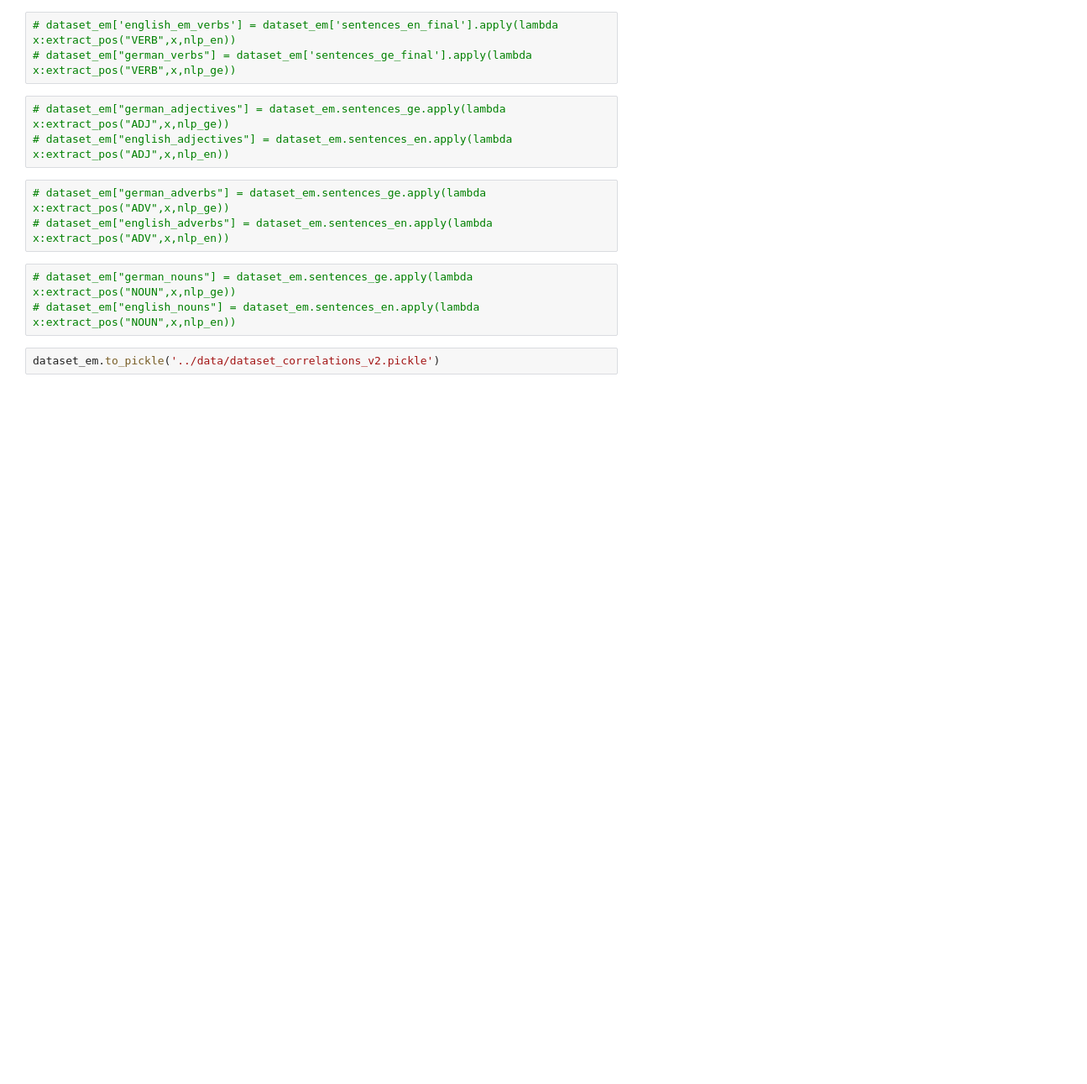
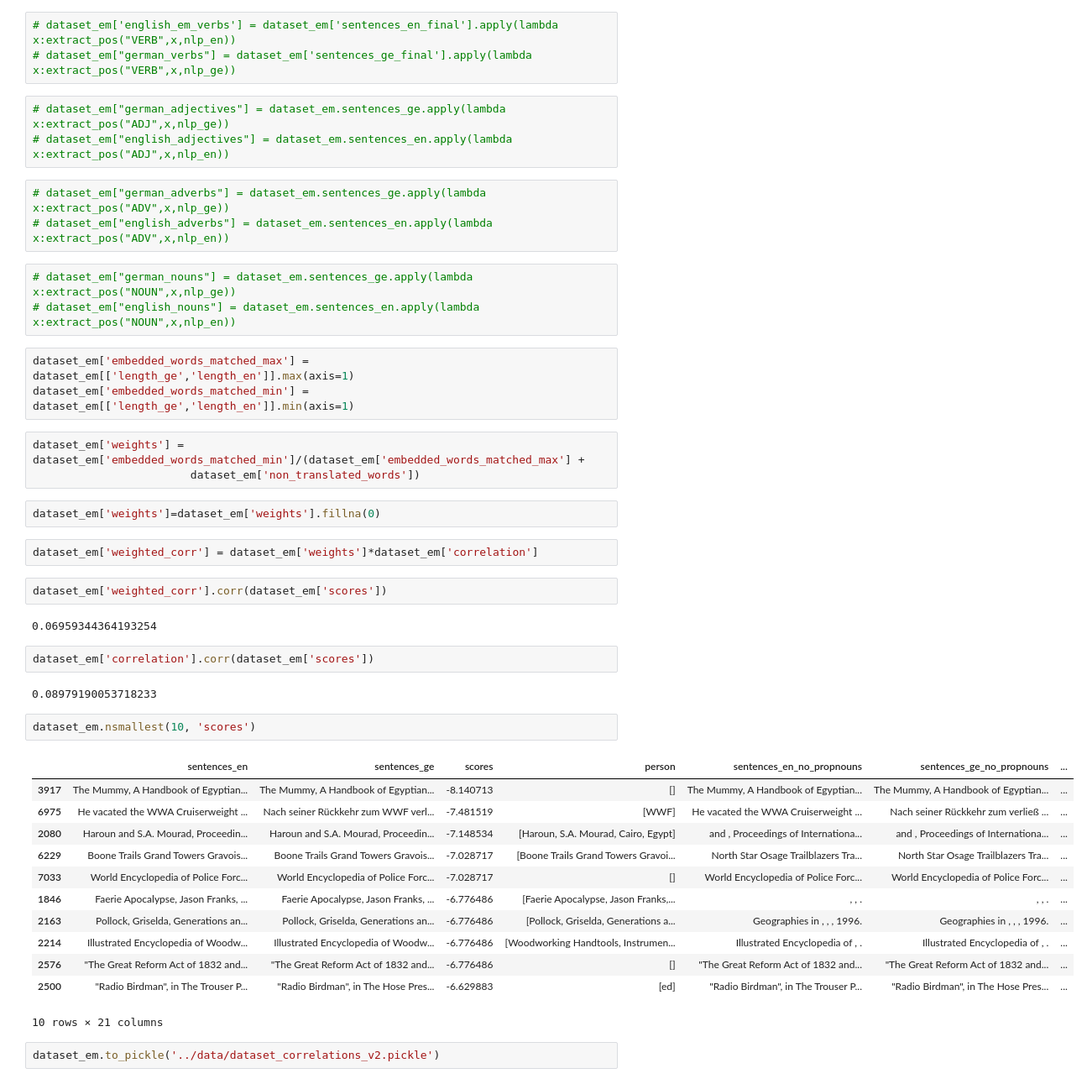
Before and after one commit to mdelaf1995/sentence_level_qe_ffl, a Jupyter notebook: exploration/Preprocessing.ipynb, the cells around one changed output. Shown at 84% size. Saved outputs shown, nothing was run; the diff lists cells and outputs as text; blank space fills up the shorter version.

```diff
--- a/exploration/Preprocessing.ipynb
+++ b/exploration/Preprocessing.ipynb
@@ -282,5 +278,38 @@ dataset_em['std_correlations'] = stdz(dataset_em['correlation'])
 # %%
 # dataset_em["german_nouns"] = dataset_em.sentences_ge.apply(lambda x:extract_pos("NOUN",x,nlp_ge))
 # dataset_em["english_nouns"] = dataset_em.sentences_en.apply(lambda x:extract_pos("NOUN",x,nlp_en))
+# %%
+dataset_em['embedded_words_matched_max'] = dataset_em[['length_ge','length_en']].max(axis=1)
+dataset_em['embedded_words_matched_min'] = dataset_em[['length_ge','length_en']].min(axis=1)
+# %%
+dataset_em['weights'] = dataset_em['embedded_words_matched_min']/(dataset_em['embedded_words_matched_max'] +
+                        dataset_em['non_translated_words'])
+# %%
+dataset_em['weights']=dataset_em['weights'].fillna(0)
+# %%
+dataset_em['weighted_corr'] = dataset_em['weights']*dataset_em['correlation']
+# %%
+dataset_em['weighted_corr'].corr(dataset_em['scores'])
+# %% [output]
+0.06959344364193254
+# %%
+dataset_em['correlation'].corr(dataset_em['scores'])
+# %% [output]
+0.08979190053718233
+# %%
+dataset_em.nsmallest(10, 'scores')
+# %% [output]
+|  | sentences_en | sentences_ge | scores | person | sentences_en_no_propnouns | sentences_ge_no_propnouns | ... |
+| 3917 | The Mummy, A Handbook of Egyptian... | The Mummy, A Handbook of Egyptian... | -8.140713 | [] | The Mummy, A Handbook of Egyptian... | The Mummy, A Handbook of Egyptian... | ... |
+| 6975 | He vacated the WWA Cruiserweight ... | Nach seiner Rückkehr zum WWF verl... | -7.481519 | [WWF] | He vacated the WWA Cruiserweight ... | Nach seiner Rückkehr zum verließ ... | ... |
+| 2080 | Haroun and S.A. Mourad, Proceedin... | Haroun and S.A. Mourad, Proceedin... | -7.148534 | [Haroun, S.A. Mourad, Cairo, Egypt] | and , Proceedings of Internationa... | and , Proceedings of Internationa... | ... |
+| 6229 | Boone Trails Grand Towers Gravois... | Boone Trails Grand Towers Gravois... | -7.028717 | [Boone Trails Grand Towers Gravoi... | North Star Osage Trailblazers Tra... | North Star Osage Trailblazers Tra... | ... |
+| 7033 | World Encyclopedia of Police Forc... | World Encyclopedia of Police Forc... | -7.028717 | [] | World Encyclopedia of Police Forc... | World Encyclopedia of Police Forc... | ... |
+| 1846 | Faerie Apocalypse, Jason Franks, ... | Faerie Apocalypse, Jason Franks, ... | -6.776486 | [Faerie Apocalypse, Jason Franks,... | , , . | , , . | ... |
+| 2163 | Pollock, Griselda, Generations an... | Pollock, Griselda, Generations an... | -6.776486 | [Pollock, Griselda, Generations a... | Geographies in , , , 1996. | Geographies in , , , 1996. | ... |
+| 2214 | Illustrated Encyclopedia of Woodw... | Illustrated Encyclopedia of Woodw... | -6.776486 | [Woodworking Handtools, Instrumen... | Illustrated Encyclopedia of , . | Illustrated Encyclopedia of , . | ... |
+| 2576 | "The Great Reform Act of 1832 and... | "The Great Reform Act of 1832 and... | -6.776486 | [] | "The Great Reform Act of 1832 and... | "The Great Reform Act of 1832 and... | ... |
+| 2500 | "Radio Birdman", in The Trouser P... | "Radio Birdman", in The Hose Pres... | -6.629883 | [ed] | "Radio Birdman", in The Trouser P... | "Radio Birdman", in The Hose Pres... | ... |
+10 rows × 21 columns
 # %%
 dataset_em.to_pickle('../data/dataset_correlations_v2.pickle')
```
Also changed, not shown: parts of 3 cells of this notebook, 2 other files.
